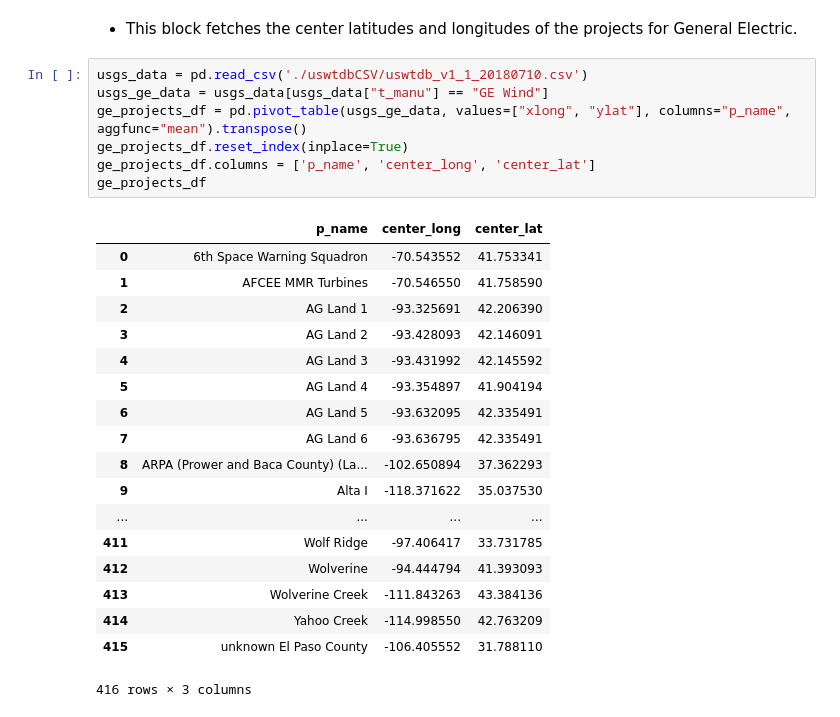
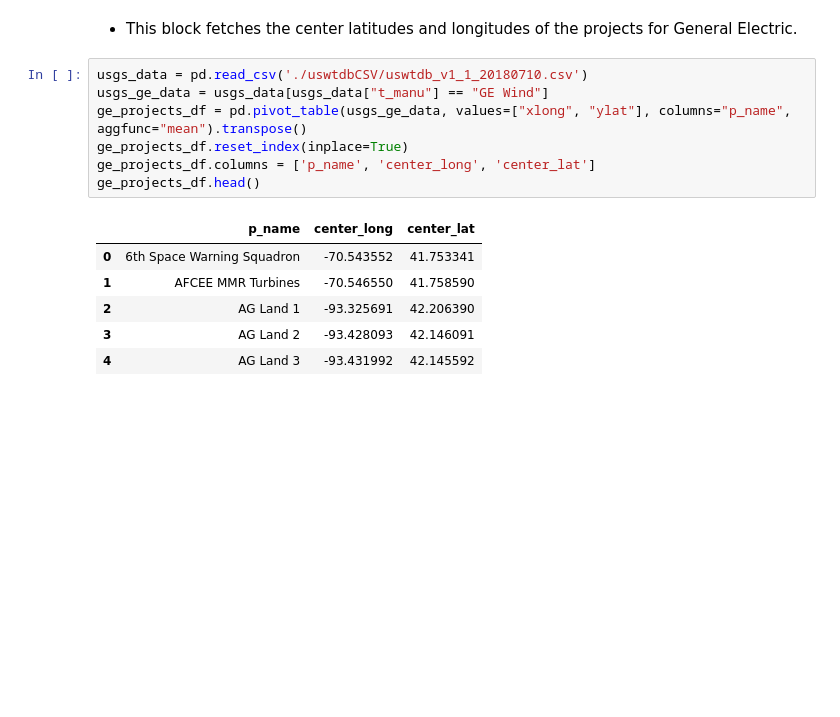
Before and after one commit to jonashan90/ge_capstone, a Jupyter notebook: 02 - Fetch Weather Data.ipynb, the cells around one changed output. Drawn from its saved outputs; the diff is of its cells as text; blank space fills up the shorter version.

```diff
--- a/02 - Fetch Weather Data.ipynb
+++ b/02 - Fetch Weather Data.ipynb
@@ -331,26 +335,14 @@ Gathered Sufficient Stations
 # %%
 usgs_data = pd.read_csv('./uswtdbCSV/uswtdb_v1_1_20180710.csv')
 usgs_ge_data = usgs_data[usgs_data["t_manu"] == "GE Wind"]
 ge_projects_df = pd.pivot_table(usgs_ge_data, values=["xlong", "ylat"], columns="p_name", aggfunc="mean").transpose()
 ge_projects_df.reset_index(inplace=True)
 ge_projects_df.columns = ['p_name', 'center_long', 'center_lat']
-ge_projects_df
+ge_projects_df.head()
 # %% [output]
 |  | p_name | center_long | center_lat |
 | 0 | 6th Space Warning Squadron | -70.543552 | 41.753341 |
 | 1 | AFCEE MMR Turbines | -70.546550 | 41.758590 |
 | 2 | AG Land 1 | -93.325691 | 42.206390 |
 | 3 | AG Land 2 | -93.428093 | 42.146091 |
 | 4 | AG Land 3 | -93.431992 | 42.145592 |
-| 5 | AG Land 4 | -93.354897 | 41.904194 |
-| 6 | AG Land 5 | -93.632095 | 42.335491 |
-| 7 | AG Land 6 | -93.636795 | 42.335491 |
-| 8 | ARPA (Prower and Baca County) (La... | -102.650894 | 37.362293 |
-| 9 | Alta I | -118.371622 | 35.037530 |
-| ... | ... | ... | ... |
-| 411 | Wolf Ridge | -97.406417 | 33.731785 |
-| 412 | Wolverine | -94.444794 | 41.393093 |
-| 413 | Wolverine Creek | -111.843263 | 43.384136 |
-| 414 | Yahoo Creek | -114.998550 | 42.763209 |
-| 415 | unknown El Paso County | -106.405552 | 31.788110 |
-416 rows × 3 columns
```
Also changed, not shown: parts of 20 cells of this notebook.
